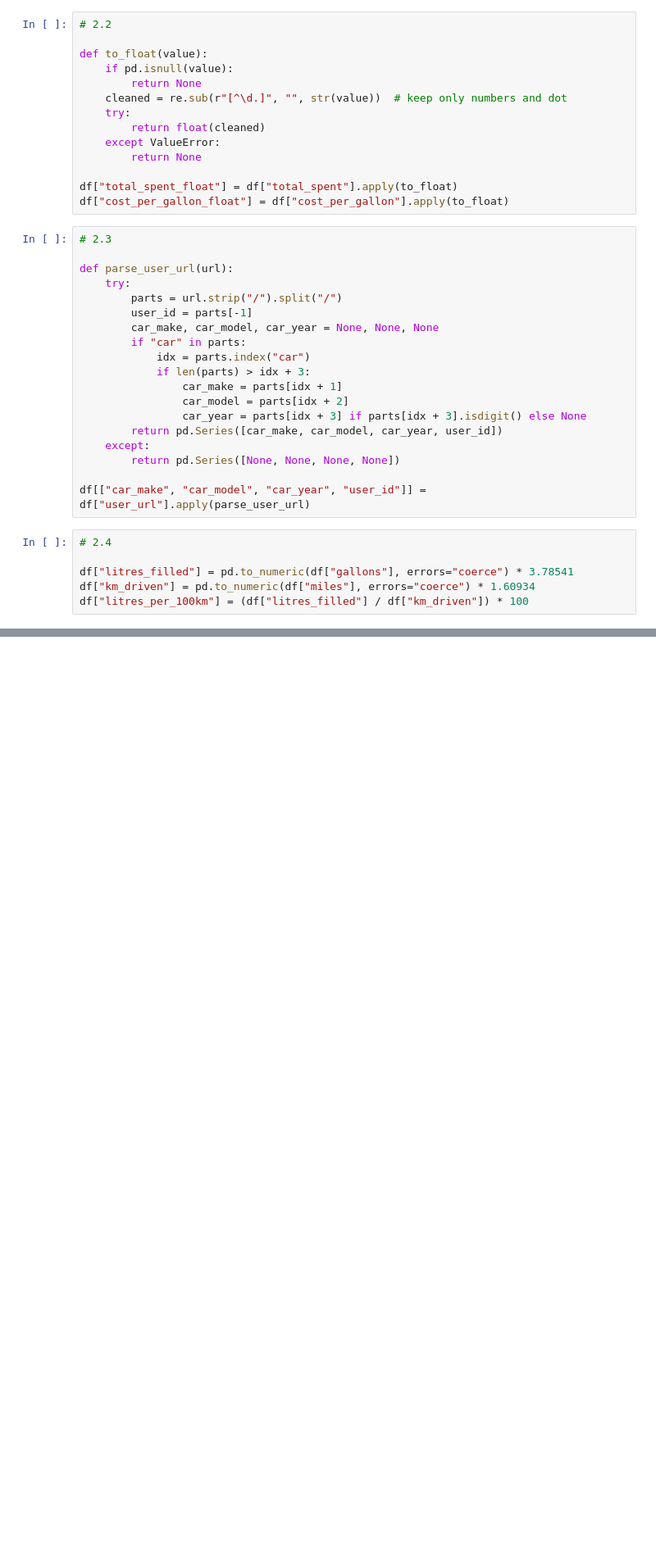
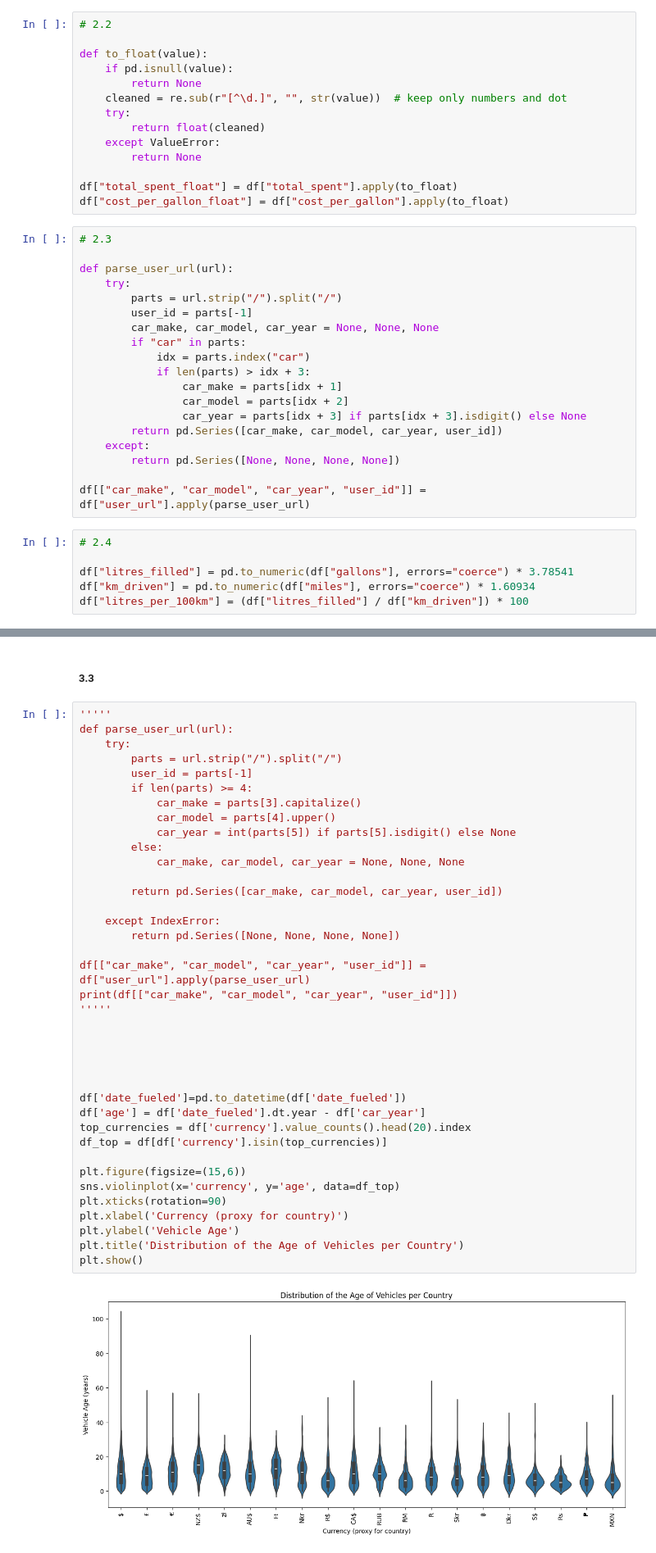
Before and after one commit to IDVE-PROJECT-01/Assignment-1, a Jupyter notebook: Question1.ipynb, the cells around one changed output, grey strips where cells are left out. Shown at 82% size. Drawn from its saved outputs; the diff is of its cells as text; blank space fills up the shorter version.

```diff
--- a/Question1.ipynb
+++ b/Question1.ipynb
@@ -242,0 +280,42 @@ print(df[[
+# %% [markdown]
+##### 3.3
+# %%
+'''''
+def parse_user_url(url):
+    try:
+        parts = url.strip("/").split("/")
+        user_id = parts[-1]
+        if len(parts) >= 4:
+            car_make = parts[3].capitalize()
+            car_model = parts[4].upper()
+            car_year = int(parts[5]) if parts[5].isdigit() else None
+        else:
+            car_make, car_model, car_year = None, None, None
+
+        return pd.Series([car_make, car_model, car_year, user_id])
+
+    except IndexError:
+        return pd.Series([None, None, None, None])
+
+df[["car_make", "car_model", "car_year", "user_id"]] = df["user_url"].apply(parse_user_url)
+print(df[["car_make", "car_model", "car_year", "user_id"]])
+'''''
+
+
+
+
+
+df['date_fueled']=pd.to_datetime(df['date_fueled'])
+df['age'] = df['date_fueled'].dt.year - df['car_year']
+top_currencies = df['currency'].value_counts().head(20).index
+df_top = df[df['currency'].isin(top_currencies)]
+
+plt.figure(figsize=(15,6))
+sns.violinplot(x='currency', y='age', data=df_top)
+plt.xticks(rotation=90)
+plt.xlabel('Currency (proxy for country)')
+plt.ylabel('Vehicle Age')
+plt.title('Distribution of the Age of Vehicles per Country')
+plt.show()
+# %% [output]
+[figure, added]
```
Also changed, not shown: parts of 11 cells of this notebook.
